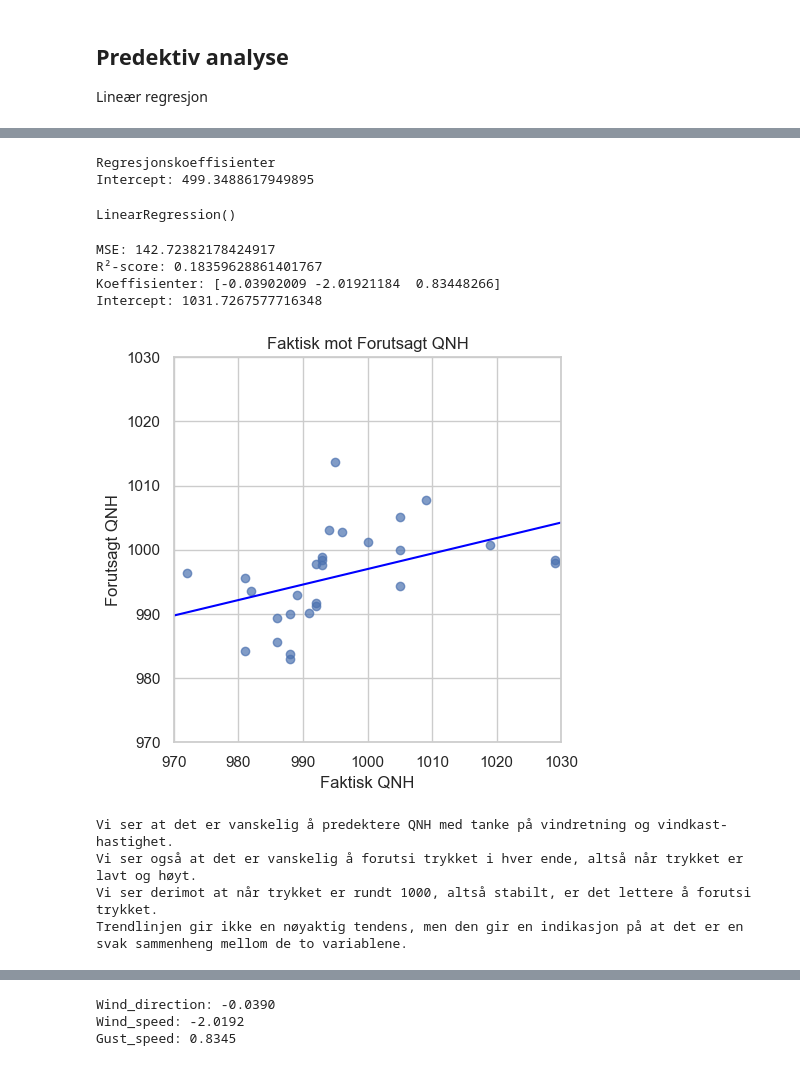
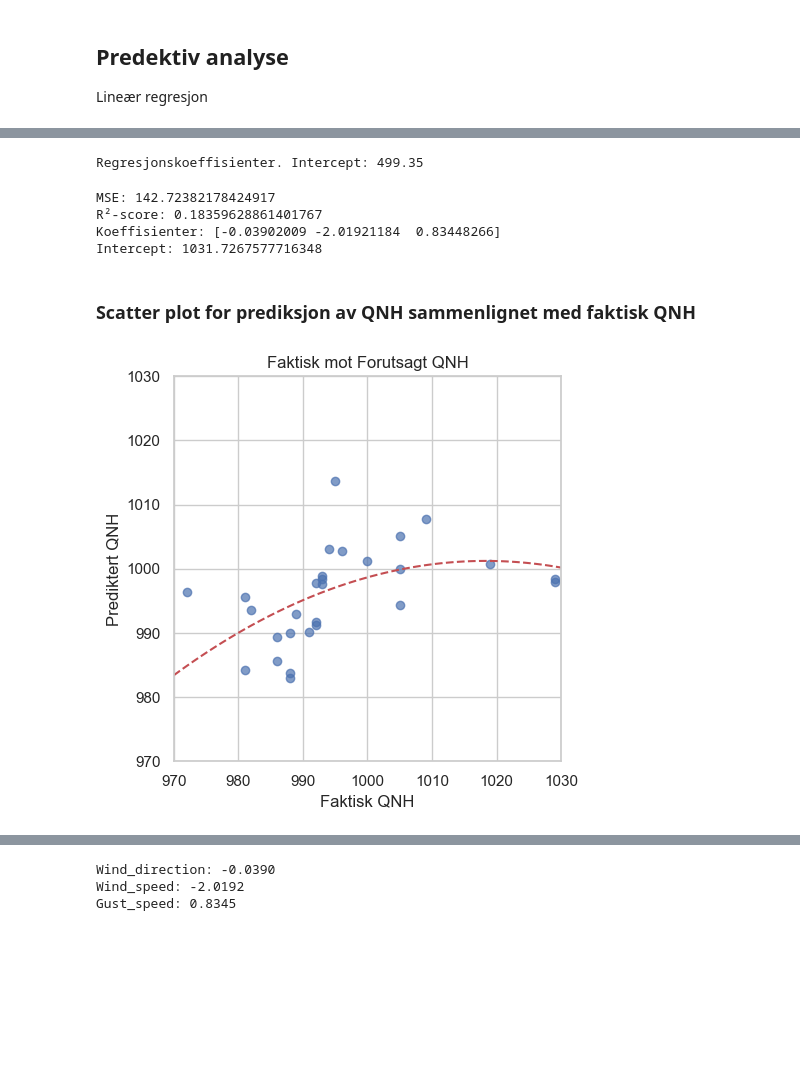
Before and after one commit to oaherrem/Prosjektgruppe55, a Jupyter notebook: proj_environment-main/notebooks/Oppgave_6.ipynb, the cells around one changed output, grey strips where cells are left out. Drawn from its saved outputs; the diff is of its cells as text; code cells hidden in the pictures; blank space fills up the shorter version.

```diff
--- a/proj_environment-main/notebooks/Oppgave_6.ipynb
+++ b/proj_environment-main/notebooks/Oppgave_6.ipynb
@@ -12,3 +20,3 @@ from sklearn.metrics import mean_squared_error, r2_score
 # %%
-file_path = '../data/csv/ENOL_wind_data.csv'
+file_path = f'../data/csv/{airport}_wind_data.csv'
 df_ENOL = pd.read_csv(file_path)
@@ -222,6 +217,4 @@ print(list(df_ENOL))
 # %%
-from sklearn.linear_model import LinearRegression
-
 reg = LinearRegression()
 
 # Husk dobbeltklammer her!
@@ -230,69 +223,50 @@ y = df_ENOL['Wind_direction']
 
 reg.fit(x, y)
 
-print("Regresjonskoeffisienter")
-print("Intercept:", reg.intercept_)
+print(f"Regresjonskoeffisienter. Intercept: {reg.intercept_.round(2)}")
 # %% [output]
-Regresjonskoeffisienter
-Intercept: 499.3488617949895
+Regresjonskoeffisienter. Intercept: 499.35
 # %%
-x = df_ENOL[["Wind_direction", "Wind_speed", "Gust_speed"]]
-y = df_ENOL["QNH"]
+# Definerer input og target
+x = df_ENOL[['Wind_direction', 'Wind_speed', 'Gust_speed']]
+y = df_ENOL['QNH']
 
-# Del opp i trenings- og testdata
+# Deler data inn i treningssett og testsett
 x_train, x_test, y_train, y_test = train_test_split(x, y, test_size=0.2, random_state=42)
 
-# Lag modellen og tren den
+# Tren modellen
 modell = LinearRegression()
 modell.fit(x_train, y_train)
+
+# Prediksjon på testdata
+y_pred = modell.predict(x_test)
+
+# Skrive ut resultater
+print("MSE:", mean_squared_error(y_test, y_pred))
+print("R²-score:", r2_score(y_test, y_pred))
+print("Koeffisienter:", modell.coef_)
+print("Intercept:", modell.intercept_)
 # %% [output]
-LinearRegression()
+MSE: 142.72382178424917
+R²-score: 0.18359628861401767
+Koeffisienter: [-0.03902009 -2.01921184  0.83448266]
+Intercept: 1031.7267577716348
-# %%
-# Definer input og target
-x = df_ENOL[['Wind_direction', 'Wind_speed', 'Gust_speed']]
-y = df_ENOL['QNH']
-
-#  Del data i trenings- og testsett
-x_train, x_test, y_train, y_test = train_test_split(x, y, test_size=0.2, random_state=42)
-
-# Tren modellen
-modell = LinearRegression()
-modell.fit(x_train, y_train)
-
-# Forutsi og evaluer
-y_pred = modell.predict(x_test)
-
-print("MSE:", mean_squared_error(y_test, y_pred))
-print("R²-score:", r2_score(y_test, y_pred))
-
-# 5. Vis koeffisientene
-print("Koeffisienter:", modell.coef_)
-print("Intercept:", modell.intercept_)
-# %% [output]
-MSE: 142.72382178424917
-R²-score: 0.18359628861401767
-Koeffisienter: [-0.03902009 -2.01921184  0.83448266]
-Intercept: 1031.7267577716348
+# %% [markdown]
+### Scatter plot for prediksjon av QNH sammenlignet med faktisk QNH
 # %%
-coeffs = np.polyfit(y_test, y_pred, deg=1)
+coeffs = np.polyfit(y_test, y_pred, deg=2)
 trendline = np.poly1d(coeffs)
+x_vals = np.linspace(970, 1030, 100)
+
 plt.figure(figsize=(5, 5))
 plt.scatter(y_test, y_pred, alpha=0.7)
-x_vals = np.linspace(970, 1030, 100)
-plt.plot(x_vals, trendline(x_vals), color='blue', label='Trendlinje')
-
+plt.plot(x_vals, trendline(x_vals), 'r--', label='Trendlinje')
 plt.xlim(970, 1030)
 plt.ylim(970, 1030)
 plt.xlabel("Faktisk QNH")
-plt.ylabel("Forutsagt QNH")
+plt.ylabel("Prediktert QNH")
 plt.title("Faktisk mot Forutsagt QNH")
 plt.grid(True)
 plt.show()
-
-print(f"Vi ser at det er vanskelig å predektere QNH med tanke på vindretning og vindkast-hastighet.\nVi ser også at det er vanskelig å forutsi trykket i hver ende, altså når trykket er lavt og høyt.\nVi ser derimot at når trykket er rundt 1000, altså stabilt, er det lettere å forutsi trykket.\nTrendlinjen gir ikke en nøyaktig tendens, men den gir en indikasjon på at det er en svak sammenheng mellom de to variablene.")
 # %% [output]
-[figure, old version]
+[figure, new version]
-Vi ser at det er vanskelig å predektere QNH med tanke på vindretning og vindkast-hastighet.
-Vi ser også at det er vanskelig å forutsi trykket i hver ende, altså når trykket er lavt og høyt.
-Vi ser derimot at når trykket er rundt 1000, altså stabilt, er det lettere å forutsi trykket.
-Trendlinjen gir ikke en nøyaktig tendens, men den gir en indikasjon på at det er en svak sammenheng mellom de to variablene.
```
Also changed, not shown: parts of 30 cells of this notebook.
